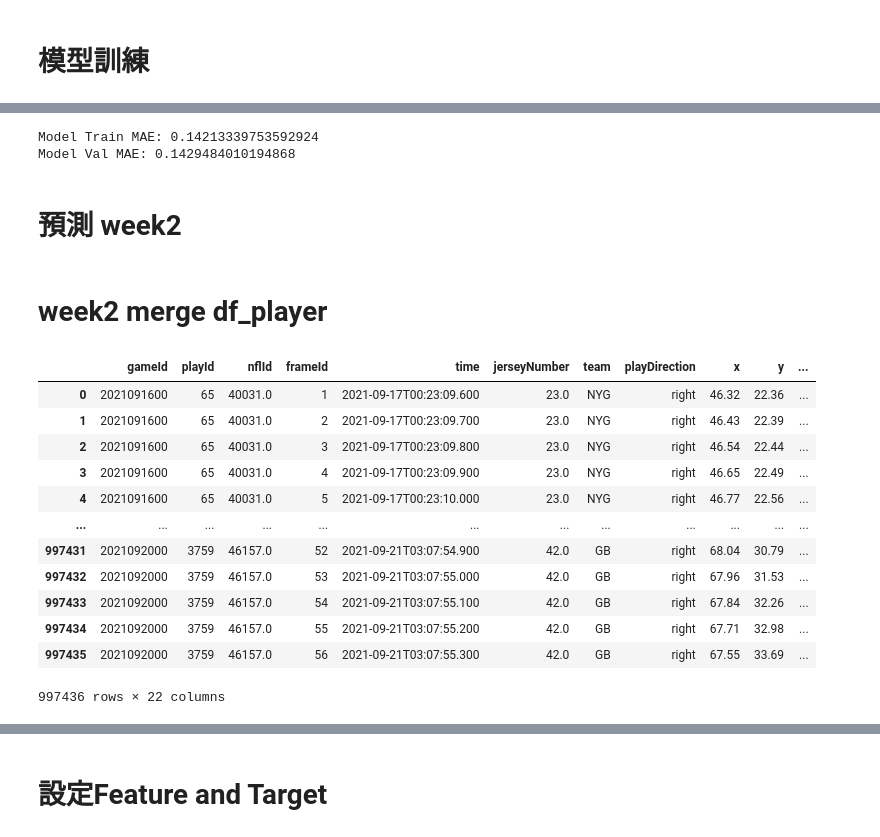
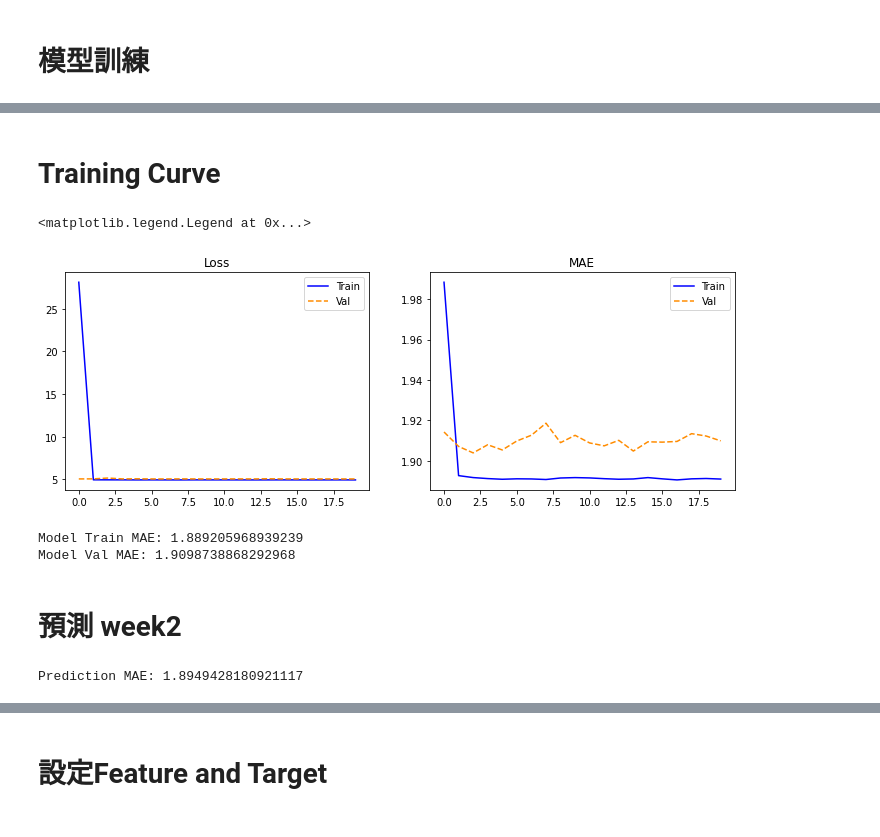
Before and after one commit to EddHuang/DeepLearningFinalProject_V2, a Jupyter notebook: predict-next-week-speed-and-add-bmi-metric.ipynb, the cells around one changed output, grey strips where cells are left out. Drawn from its saved outputs; the diff is of its cells as text; code cells hidden in the pictures.

Commit message:
1. 增加Training Curve and MSE 2. 優化程式碼排版

```diff
--- a/predict-next-week-speed-and-add-bmi-metric.ipynb
+++ b/predict-next-week-speed-and-add-bmi-metric.ipynb
@@ -218,6 +301,6 @@ def build_network(input_features=None):
     return model
 
 model = build_network(input_features=6)
-model.compile(optimizer=Adam(learning_rate=0.001), loss='mean_absolute_error')
-model.fit(X_train, y_train, batch_size=32, epochs=50, verbose=1, validation_data=(X_val, y_val))
+model.compile(optimizer=Adam(learning_rate=0.1), loss = 'mse', metrics = ['mae'])
+train_history = model.fit(X_train, y_train, batch_size=64, epochs=20, verbose=1, validation_data=(X_val, y_val))
 # %% [output]
@@ -242,30 +326,42 @@ Epoch 50/50
+# %% [markdown]
+# **Training Curve**
+# %%
+# plt.plot(train_history.history['loss'])
+# plt.plot(train_history.history['val_loss'])
+# plt.title('Train History')
+# plt.ylabel('loss')
+# plt.xlabel('Epoch')
+# plt.legend(['loss', 'val_loss'], loc='upper left')
+# plt.show()
+
+fig = plt.figure(figsize=(12, 4))
+
+loss_plot = fig.add_subplot(121)
+loss_plot.plot(train_history.history['loss'], color='blue', label='Train')
+loss_plot.plot(train_history.history['val_loss'], color='darkorange', linestyle='dashed', label='Val')
+loss_plot.title.set_text('Loss')
+loss_plot.legend()
+
+mae_plot = fig.add_subplot(122)
+mae_plot.plot(train_history.history['mae'], color='blue', label='Train')
+mae_plot.plot(train_history.history['val_mae'], color='darkorange', linestyle='dashed', label='Val')
+mae_plot.title.set_text('MAE')
+mae_plot.legend()
+# %% [output]
+<matplotlib.legend.Legend at 0x...>
+[figure, added]
 # %%
 # Predict
 print("Model Train MAE: " + str(mean_absolute_error(y_train, model.predict(X_train))))
 print("Model Val MAE: " + str(mean_absolute_error(y_val, model.predict(X_val))))
 # %% [output]
-Model Train MAE: 0.14213339753592924
-Model Val MAE: 0.1429484010194868
+Model Train MAE: 1.889205968939239
+Model Val MAE: 1.9098738868292968
 # %% [markdown]
 # **預測 week2**
-# %% [markdown]
-# **week2 merge df_player**
-# %%
-# Merge df_week1 and df_player
-df_week_2_player = pd.merge(df_week2, df_player, on=['nflId'])
-df_week_2_player
-# %% [output]
-|  | gameId | playId | nflId | frameId | time | jerseyNumber | team | playDirection | x | y | ... |
-| 0 | 2021091600 | 65 | 40031.0 | 1 | 2021-09-17T00:23:09.600 | 23.0 | NYG | right | 46.32 | 22.36 | ... |
-| 1 | 2021091600 | 65 | 40031.0 | 2 | 2021-09-17T00:23:09.700 | 23.0 | NYG | right | 46.43 | 22.39 | ... |
-| 2 | 2021091600 | 65 | 40031.0 | 3 | 2021-09-17T00:23:09.800 | 23.0 | NYG | right | 46.54 | 22.44 | ... |
-| 3 | 2021091600 | 65 | 40031.0 | 4 | 2021-09-17T00:23:09.900 | 23.0 | NYG | right | 46.65 | 22.49 | ... |
-| 4 | 2021091600 | 65 | 40031.0 | 5 | 2021-09-17T00:23:10.000 | 23.0 | NYG | right | 46.77 | 22.56 | ... |
-| ... | ... | ... | ... | ... | ... | ... | ... | ... | ... | ... | ... |
-| 997431 | 2021092000 | 3759 | 46157.0 | 52 | 2021-09-21T03:07:54.900 | 42.0 | GB | right | 68.04 | 30.79 | ... |
-| 997432 | 2021092000 | 3759 | 46157.0 | 53 | 2021-09-21T03:07:55.000 | 42.0 | GB | right | 67.96 | 31.53 | ... |
-| 997433 | 2021092000 | 3759 | 46157.0 | 54 | 2021-09-21T03:07:55.100 | 42.0 | GB | right | 67.84 | 32.26 | ... |
-| 997434 | 2021092000 | 3759 | 46157.0 | 55 | 2021-09-21T03:07:55.200 | 42.0 | GB | right | 67.71 | 32.98 | ... |
-| 997435 | 2021092000 | 3759 | 46157.0 | 56 | 2021-09-21T03:07:55.300 | 42.0 | GB | right | 67.55 | 33.69 | ... |
-997436 rows × 22 columns
+# %%
+# Predict
+print("Prediction MAE: " + str(mean_absolute_error(y_test, model.predict(X_test))))
+# %% [output]
+Prediction MAE: 1.8949428180921117
 # %% [markdown]
```
Also changed, not shown: parts of 35 cells of this notebook.
